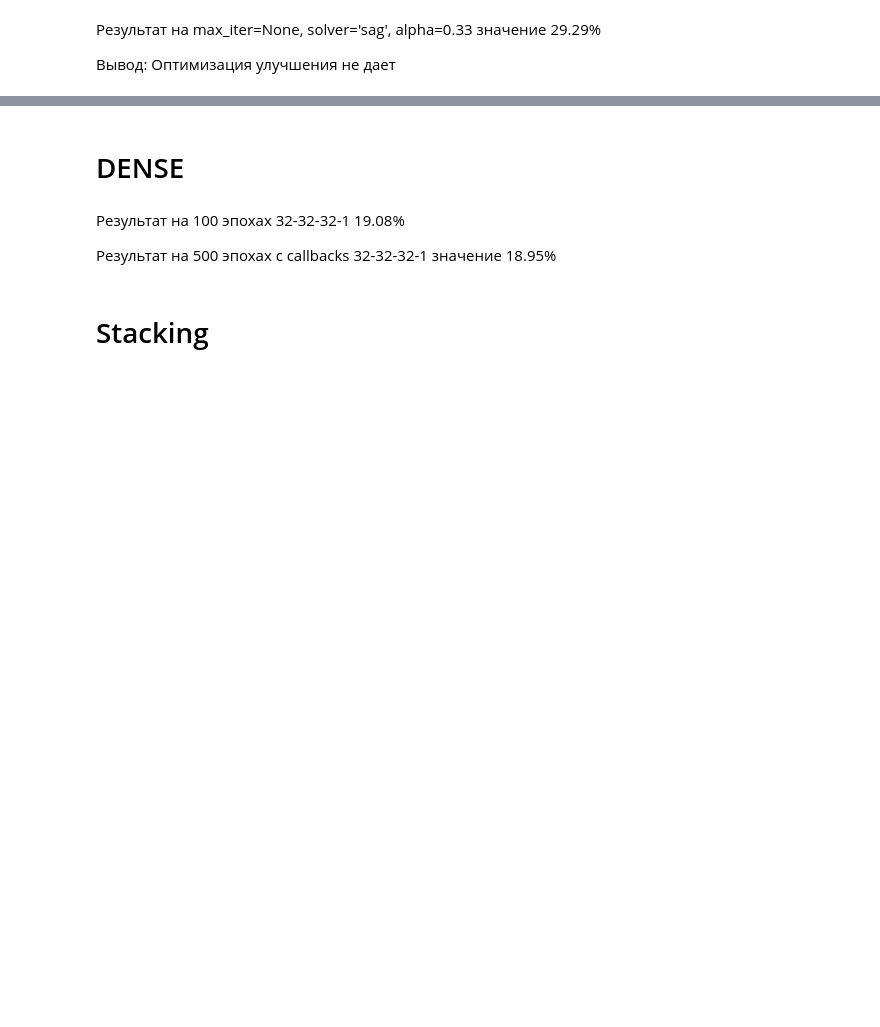
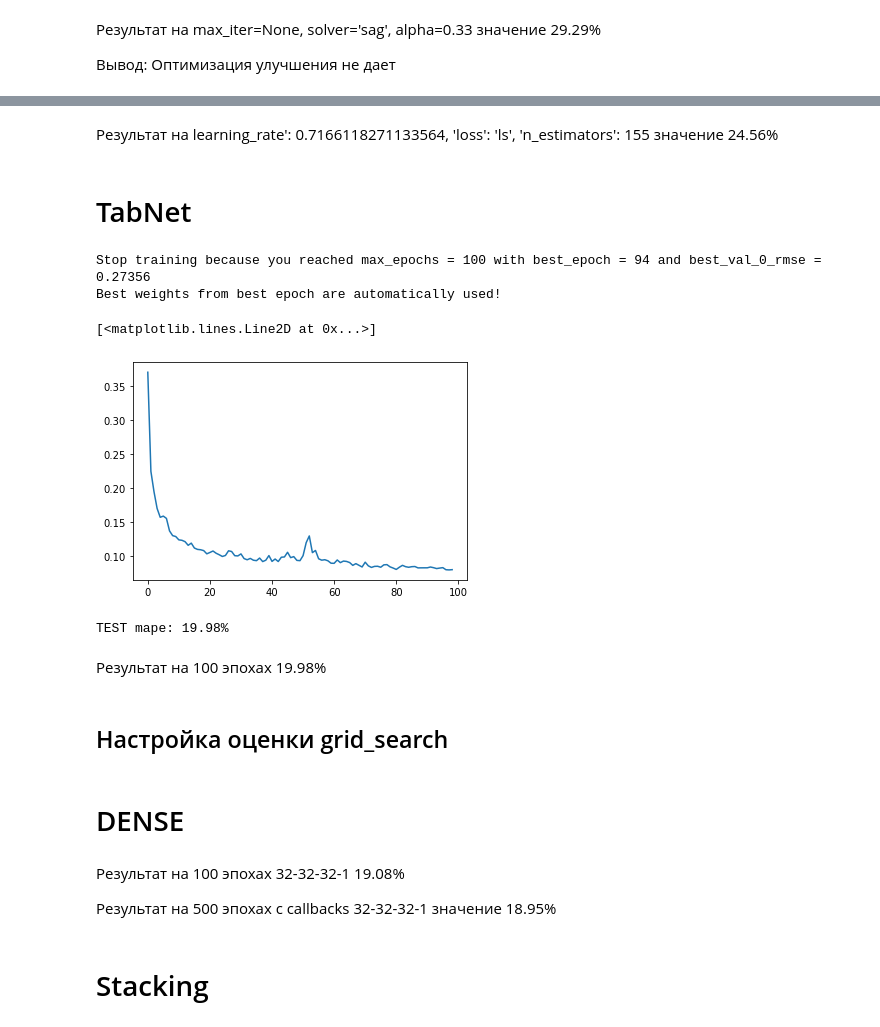
Before and after one commit to TimeryaevaM/Diplom, a Jupyter notebook: diplom_result.ipynb, the cells around one changed output, grey strips where cells are left out. Cells and saved outputs as stored; diff of their text form; code cells hidden in the pictures; blank space fills up the shorter version.

```diff
--- a/diplom_result.ipynb
+++ b/diplom_result.ipynb
@@ -1870,0 +2020,4 @@ print(f"TEST mape: {(mape(y_test_exp, y_pred_exp))*100:0.2f}%")
+# %% [markdown]
+Результат на learning_rate': 0.7166118271133564, 'loss': 'ls', 'n_estimators': 155 значение 24.56%
+# %% [markdown]
+# TabNet
@@ -1870,0 +2028,58 @@ print(f"TEST mape: {(mape(y_test_exp, y_pred_exp))*100:0.2f}%")
+# %%
+X_train, X_test, y_train, y_test = train_test_split(
+    X, Y, test_size=0.3, shuffle=True, random_state=RANDOM_SEED)
+# %%
+# сделать mape и сделать разметку train valid
+
+y_train = y_train.reshape(-1, 1)
+y_test = y_test.reshape(-1, 1)
+
+model_tabnet = TabNetRegressor(verbose=0, seed=RANDOM_SEED)
+
+model_tabnet.fit(X_train, y_train,
+              eval_set=[(X_test, y_test)],
+              #patience=300, max_epochs=2000,
+              patience=100, max_epochs=100,
+              eval_metric=['rmse'])
+# %% [output]
+Stop training because you reached max_epochs = 100 with best_epoch = 94 and best_val_0_rmse = 0.27356
+Best weights from best epoch are automatically used!
+# %%
+# сделать train и valid для графика
+
+plt.plot(model_tabnet.history['loss'][1:])
+
+
+# # График обучения
+
+# learn_mape = [round(x * 100, 2)
+#               for x in model_cbr.evals_result_['learn']['MAPE']]
+# valid_mape = [round(x * 100, 2)
+#               for x in model_cbr.evals_result_['validation']['MAPE']]
+
+# plt.title('MAPE')
+# plt.plot(learn_mape, label='learn')
+# plt.plot(valid_mape, label='validation')
+# plt.legend()
+# plt.show()
+# %% [output]
+[<matplotlib.lines.Line2D at 0x...>]
+[figure, added]
+# %%
+y_pred = model_tabnet.predict(X_test)
+
+
+# Преобразуем Y_test, y_pred к exp значениям для оценки MAPE
+
+y_pred_exp = np.round(np.exp(y_pred) - 1)
+y_test_exp = np.round(np.exp(y_test) - 1)
+
+
+# Вывод результата MAPE
+print(f"TEST mape: {(mape(y_test_exp, y_pred_exp))*100:0.2f}%")
+# %% [output]
+TEST mape: 19.98%
+# %% [markdown]
+Результат на 100 эпохах 19.98%
+# %% [markdown]
+## Настройка оценки grid_search
```
Also changed, not shown: parts of 46 cells of this notebook.
